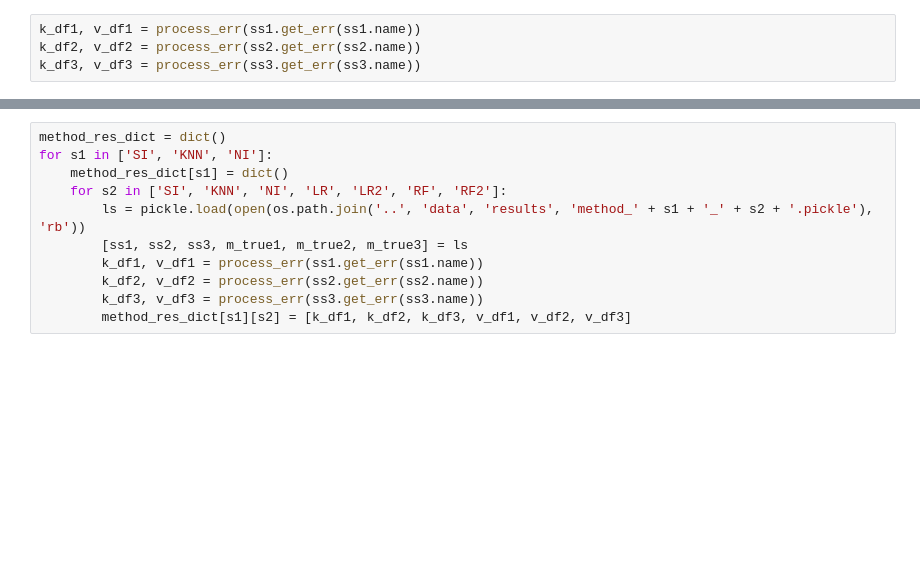
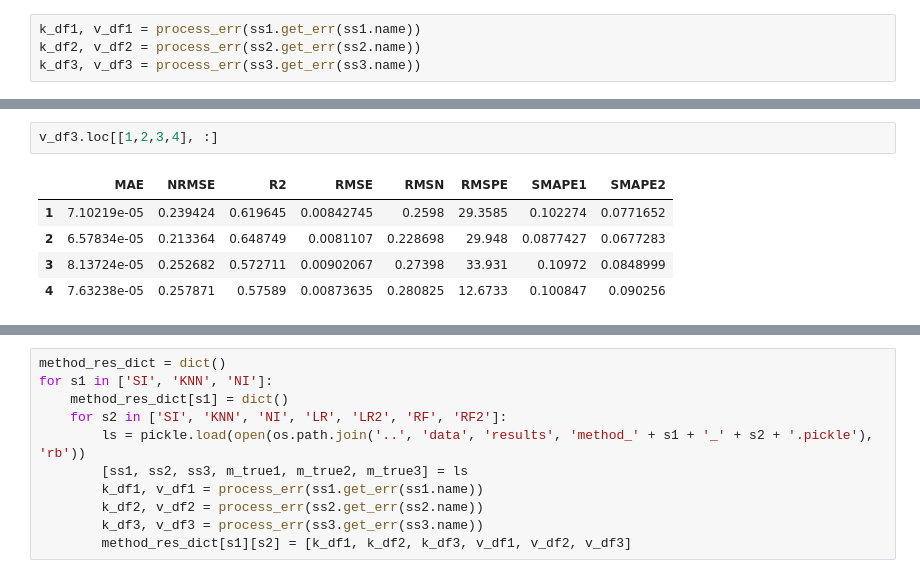
Before and after one commit to Lemma1/NGSIM-interface, a Jupyter notebook: src/generate_plot.ipynb, the cells around one changed output, grey strips where cells are left out. Saved outputs shown, nothing was run; the diff lists cells and outputs as text; blank space fills up the shorter version.

```diff
--- a/src/generate_plot.ipynb
+++ b/src/generate_plot.ipynb
@@ -47,0 +36,8 @@ k_df2
+# %%
+v_df3.loc[[1,2,3,4], :]
+# %% [output]
+|  | MAE | NRMSE | R2 | RMSE | RMSN | RMSPE | SMAPE1 | SMAPE2 |
+| 1 | 7.10219e-05 | 0.239424 | 0.619645 | 0.00842745 | 0.2598 | 29.3585 | 0.102274 | 0.0771652 |
+| 2 | 6.57834e-05 | 0.213364 | 0.648749 | 0.0081107 | 0.228698 | 29.948 | 0.0877427 | 0.0677283 |
+| 3 | 8.13724e-05 | 0.252682 | 0.572711 | 0.00902067 | 0.27398 | 33.931 | 0.10972 | 0.0848999 |
+| 4 | 7.63238e-05 | 0.257871 | 0.57589 | 0.00873635 | 0.280825 | 12.6733 | 0.100847 | 0.090256 |
```
Also changed, not shown: parts of 10 cells of this notebook.
